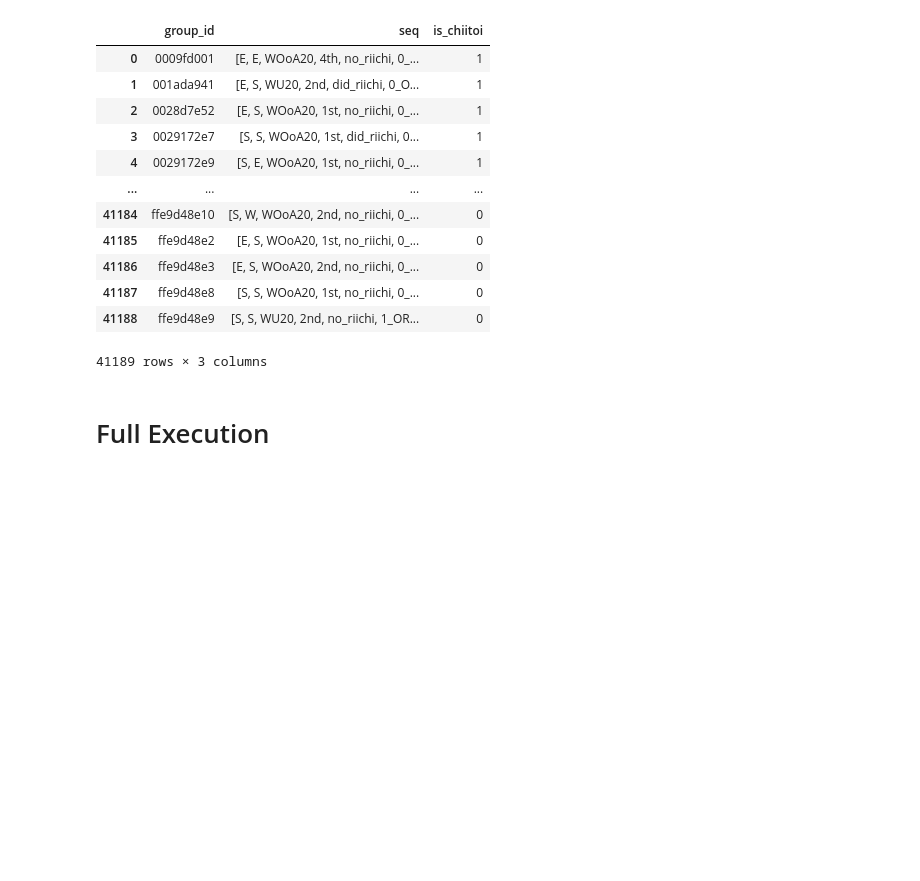
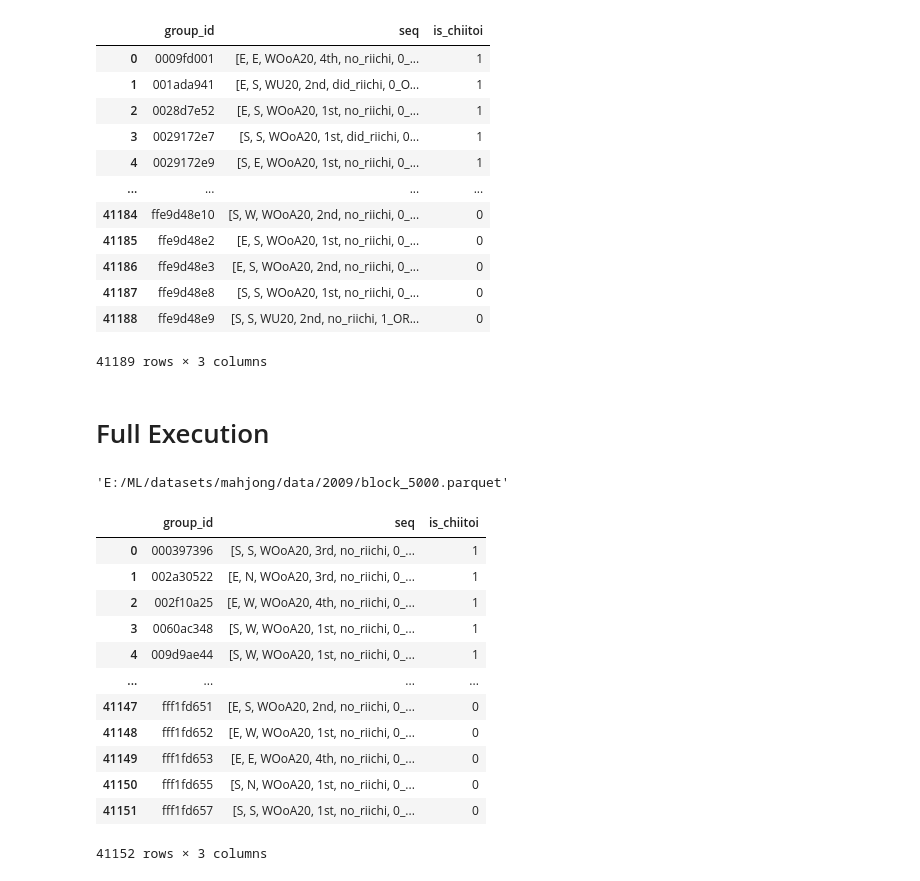
Before and after one commit to Efithor/riichi-dendrology, a Jupyter notebook: fuller_data_clean.ipynb, the cells around one changed output. Saved outputs shown, nothing was run; the diff lists cells and outputs as text; code cells hidden in the pictures; blank space fills up the shorter version.

```diff
--- a/fuller_data_clean.ipynb
+++ b/fuller_data_clean.ipynb
@@ -160,0 +200,2 @@ def round_2_vec(rnd):
+# %%
+discard_vector = pd.Series(np.take(mahjong_tiles, discards.values), index=discards.index)
@@ -396,19 +477,17 @@ result_non = result_non.loc[result_non['round_id'].isin(new_group_sizes.index)]
 rng = np.random.default_rng()
 
 def _truncate(group: pd.DataFrame) -> pd.DataFrame:
-    target = new_group_sizes.loc[group.name]                     # lookup by round_id
-    if len(group) <= target:                                  # already small enough
+    target = new_group_sizes.loc[group.name]
+    if len(group) <= target:
         return group
-    return group.sample(n=target, random_state=rng.integers(1e9))
+    return group.iloc[:target].copy()
 
 result_truncated = (
     result_non
-      .groupby('round_id', group_keys=False)                  # keep original order outside
+      .groupby('round_id', group_keys=False)
       .apply(_truncate)
-      .reset_index(drop=True)                                 # optional: clean index
+      .reset_index(drop=True)
 )
-
-# `result_truncated` now contains the down-sampled data.
 # %%
 result_truncated
 # %% [output]
@@ -559,11 +638,6 @@ def round_2_vec(rnd):
 
     relative_score = get_perspective_position(metadata_vector)
 
-    if metadata_vector['P0 Riichi':'P3 Riichi'].iloc[metadata_vector['POV Player']]:
-        did_riichi = 'did_riichi'
-    else:
-        did_riichi = 'no_riichi'
-
     other_riichis = f'{sum(drop_nth(metadata_vector['P0 Riichi':'P3 Riichi'],metadata_vector['POV Player']))}_OR'
 
     dora_series = metadata_vector[dora_columns]
@@ -577,7 +651,7 @@ def round_2_vec(rnd):
     discard_vector = pd.Series(np.take(mahjong_tiles, discards.values), index=discards.index)
     discard_vector = normalize_seats(rnd['POV Player']) + discard_vector
 
-    return np.concatenate(([round_wind], [seat_wind], [wall], [relative_score], [did_riichi], [other_riichis], [dora], discard_vector))
+    return np.concatenate(([round_wind], [seat_wind], [wall], [relative_score], [other_riichis], [dora], discard_vector))
 # %%
 def downscale_to_match(chiitoi_lengths: pd.Series,
                        group_sizes:      pd.Series
@@ -723,7 +797,7 @@ def build_hand(file_path):
         target = new_group_sizes.loc[group.name]
         if len(group) <= target:
             return group
-        return group.sample(n=target, random_state=rng.integers(1e9))
+        return group.iloc[:target].copy()
 
     result_truncated = (
         result_non
@@ -761,2 +841,6 @@ resulting_frames = Parallel(n_jobs=2)(
+# %%
+full_paths[0]
+# %% [output]
+'E:/ML/datasets/mahjong/data/2009/block_5000.parquet'
 # %%
 df = pd.concat(resulting_frames)
@@ -765,0 +847,16 @@ df_test.to_csv(f'converted_parquets/{full_paths[2].split('/')[-2]}-{full_paths[2
+# %%
+df
+# %% [output]
+|  | group_id | seq | is_chiitoi |
+| 0 | 000397396 | [S, S, WOoA20, 3rd, no_riichi, 0_... | 1 |
+| 1 | 002a30522 | [E, N, WOoA20, 3rd, no_riichi, 0_... | 1 |
+| 2 | 002f10a25 | [E, W, WOoA20, 4th, no_riichi, 0_... | 1 |
+| 3 | 0060ac348 | [S, W, WOoA20, 1st, no_riichi, 0_... | 1 |
+| 4 | 009d9ae44 | [S, W, WOoA20, 1st, no_riichi, 0_... | 1 |
+| ... | ... | ... | ... |
+| 41147 | fff1fd651 | [E, S, WOoA20, 2nd, no_riichi, 0_... | 0 |
+| 41148 | fff1fd652 | [E, W, WOoA20, 1st, no_riichi, 0_... | 0 |
+| 41149 | fff1fd653 | [E, E, WOoA20, 4th, no_riichi, 0_... | 0 |
+| 41150 | fff1fd655 | [S, N, WOoA20, 1st, no_riichi, 0_... | 0 |
+| 41151 | fff1fd657 | [S, S, WOoA20, 1st, no_riichi, 0_... | 0 |
+41152 rows × 3 columns
```
Also changed, not shown: parts of 52 cells of this notebook, 4 other files.
